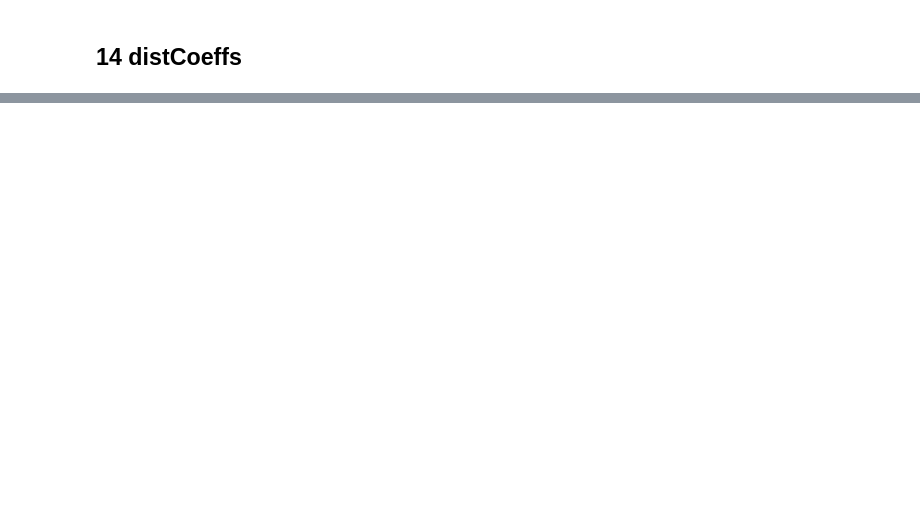
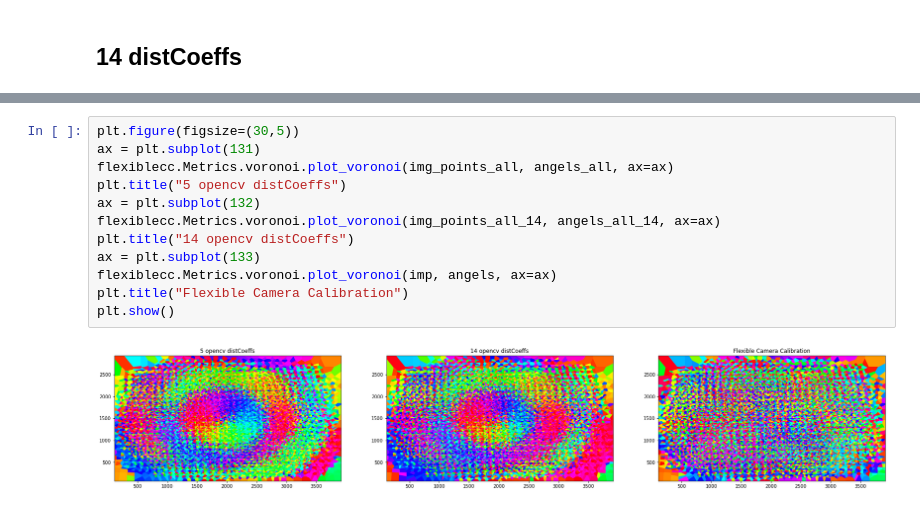
Before and after one commit to SimonLBSoerensen/Flexible-Camera-Calibration, a Jupyter notebook: SimonsTestBooks/TestBook.ipynb, the cells around one changed output, grey strips where cells are left out. Drawn from its saved outputs; the diff is of its cells as text; blank space fills up the shorter version.

```diff
--- a/SimonsTestBooks/TestBook.ipynb
+++ b/SimonsTestBooks/TestBook.ipynb
@@ -775,0 +805,14 @@ plt.show()
+# %%
+plt.figure(figsize=(30,5))
+ax = plt.subplot(131)
+flexiblecc.Metrics.voronoi.plot_voronoi(img_points_all, angels_all, ax=ax)
+plt.title("5 opencv distCoeffs")
+ax = plt.subplot(132)
+flexiblecc.Metrics.voronoi.plot_voronoi(img_points_all_14, angels_all_14, ax=ax)
+plt.title("14 opencv distCoeffs")
+ax = plt.subplot(133)
+flexiblecc.Metrics.voronoi.plot_voronoi(imp, angels, ax=ax)
+plt.title("Flexible Camera Calibration")
+plt.show()
+# %% [output]
+[figure, added]
```
Also changed, not shown: parts of 17 cells of this notebook, 2 other files.
